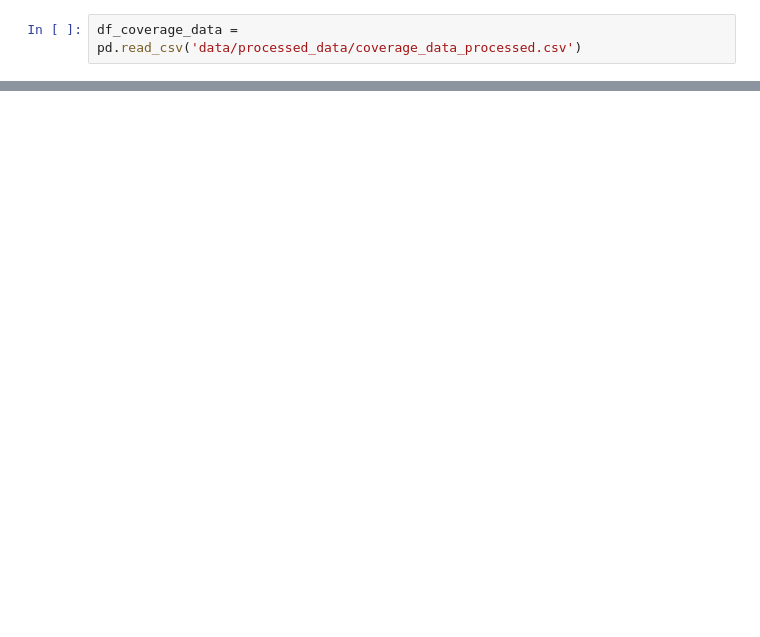
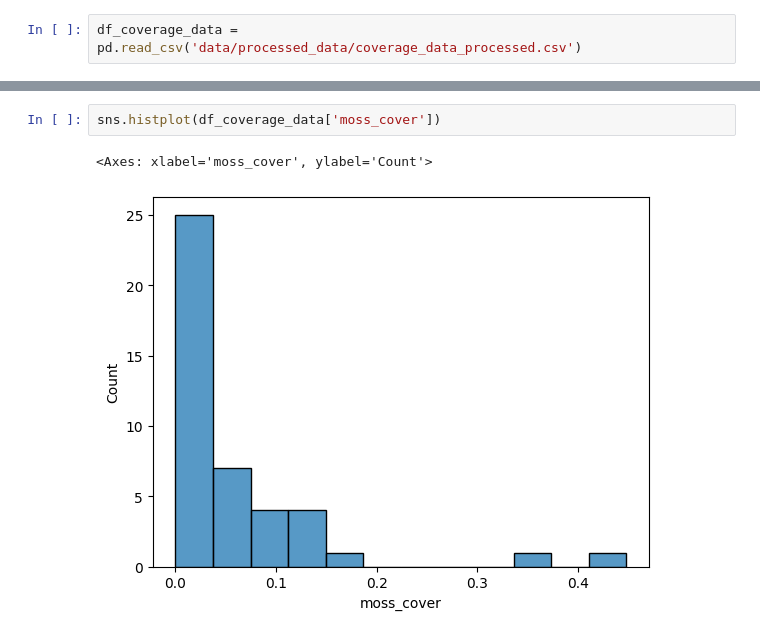
Before and after one commit to Sari-Parvillers/Vulnerable-Earth-TW1-2025, a Jupyter notebook: data_exploration.ipynb, the cells around one changed output, grey strips where cells are left out. Saved outputs shown, nothing was run; the diff lists cells and outputs as text; blank space fills up the shorter version.

```diff
--- a/data_exploration.ipynb
+++ b/data_exploration.ipynb
@@ -25,0 +27,5 @@ df_coverage_data = pd.read_csv('data/processed_data/coverage_data_processed.csv'
+# %%
+sns.histplot(df_coverage_data['moss_cover'])
+# %% [output]
+<Axes: xlabel='moss_cover', ylabel='Count'>
+[figure, added]
```
Also changed, not shown: parts of 11 cells of this notebook, 4 other files.
